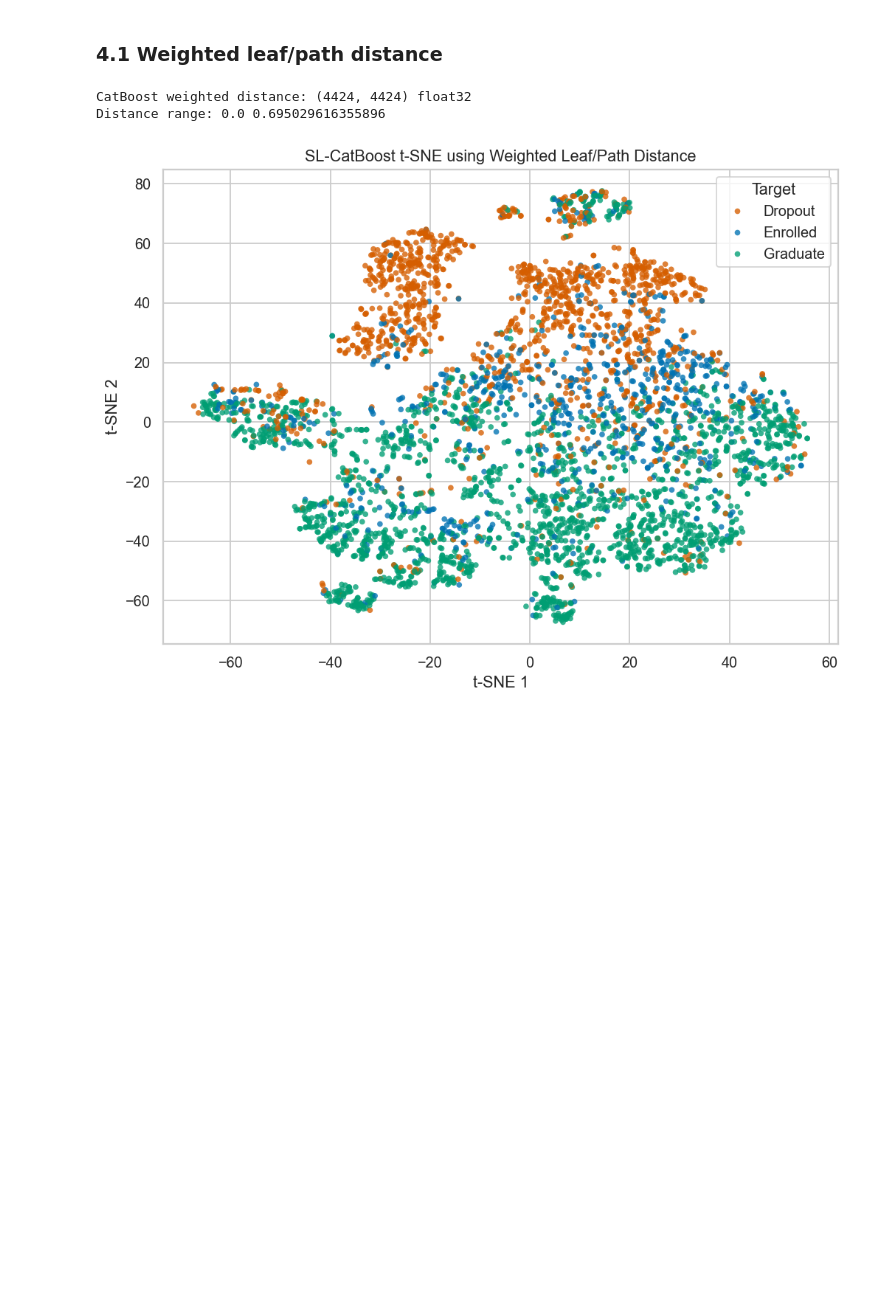
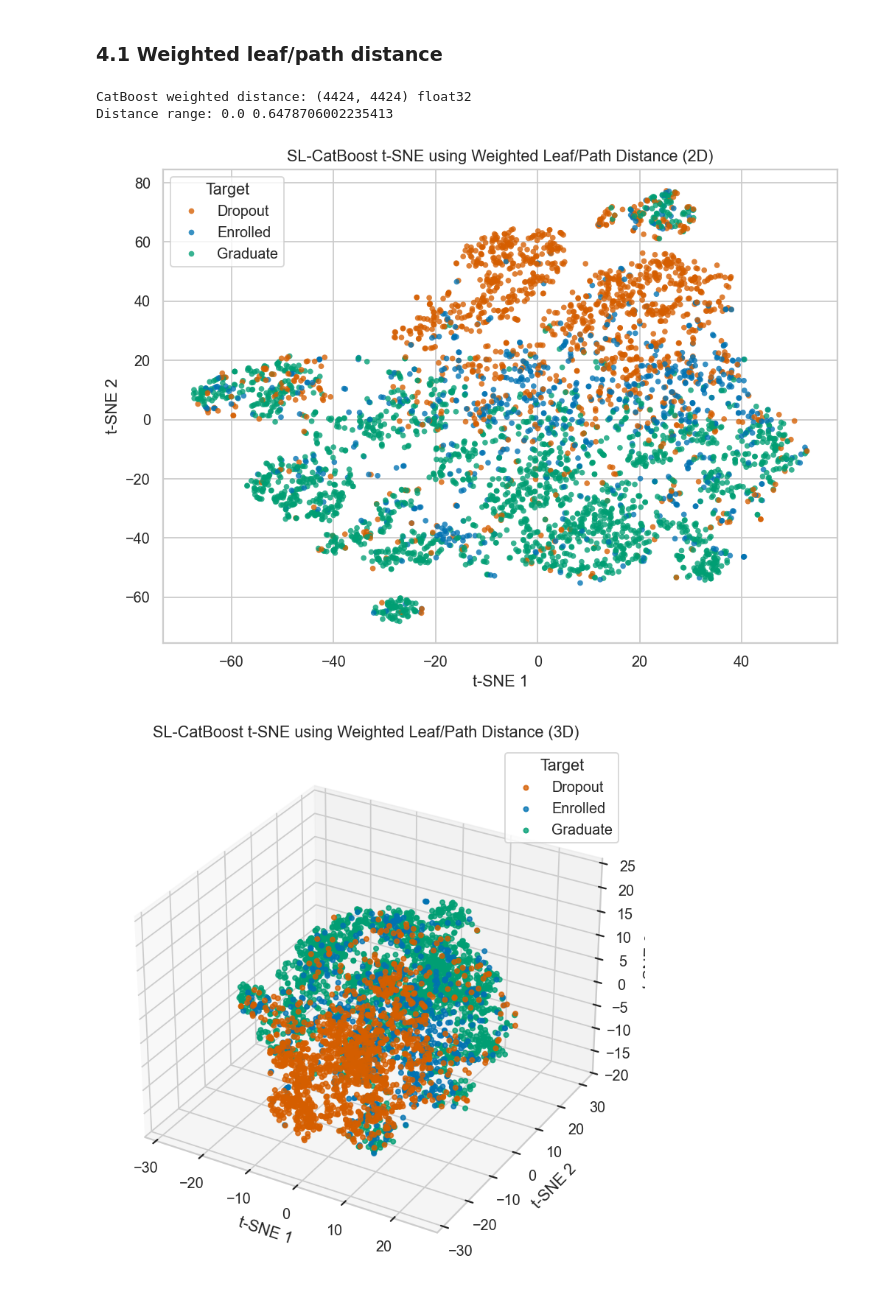
Before and after one commit to NathanTong0921/Machine-Learning-Project, a Jupyter notebook: visualization/sl_tsne_report.ipynb, the cells around one changed output. Saved outputs shown, nothing was run; the diff lists cells and outputs as text; code cells hidden in the pictures; blank space fills up the shorter version.

```diff
--- a/visualization/sl_tsne_report.ipynb
+++ b/visualization/sl_tsne_report.ipynb
@@ -45,8 +52,18 @@ DATA_PATH = PROJECT / "data" / "processed_fullyonehot" / "fullyonehot.csv"
 df = pd.read_csv(DATA_PATH)
 df.columns = df.columns.str.strip()
 
+target_map = {
+    0: "Dropout",
+    1: "Enrolled",
+    2: "Graduate",
+}
+target_order = ["Dropout", "Enrolled", "Graduate"]
+
 target_col = "Target"
-feature_cols = [c for c in df.columns if c != target_col]
+df[target_col] = df[target_col].astype(int)
+df["Target Label"] = df[target_col].map(target_map)
+feature_cols = [c for c in df.columns if c not in [target_col, "Target Label"]]
+target_label_all = df["Target Label"].to_numpy()
 
 label_encoder = LabelEncoder()
 y_all = label_encoder.fit_transform(df[target_col])
@@ -80,11 +97,18 @@ split_all[val_idx] = "val"
 split_all[test_idx] = "test"
 
 palette = {"Dropout": "#d55e00", "Enrolled": "#0072b2", "Graduate": "#009e73"}
+zone_palette = {
+    "safe_abs": "#009e73",
+    "danger_abs": "#d55e00",
+    "atypical_danger": "#cc79a7",
+    "swing_ambiguous": "#0072b2",
+    "other_pure": "#999999",
+}
 
 print("Data path:", DATA_PATH)
 print("Full one-hot data:", df.shape)
 print("Train / Val / Test:", X_train.shape, X_val.shape, X_test.shape)
-display(pd.Series(label_encoder.inverse_transform(y_all)).value_counts().to_frame("count"))
+display(pd.Series(target_label_all).value_counts().to_frame("count"))
 # %% [output]
 Data path: /Users/husrcf/Code/Machine-Learning-Project/data/processed_fullyonehot/fullyonehot.csv
 Full one-hot data: (4424, 263)
@@ -248,34 +454,48 @@ def catboost_weighted_leaf_distance(leaves, depth=6, gamma=0.003, eps=1e-6):
     for t in range(n_trees):
         leaf_t = leaves[:, t]
         xor = np.bitwise_xor(leaf_t[:, None], leaf_t[None, :])
         hamming = popcount_lookup[xor]
         path_similarity = 1.0 - hamming / depth
 
         _, inverse, counts = np.unique(leaf_t, return_inverse=True, return_counts=True)
         idf = np.log(n_samples / (counts[inverse].astype(np.float32) + eps))
         pair_weight = (idf[:, None] + idf[None, :]) * 0.5
         weighted = tree_weights[t] * pair_weight
 
         path_similarity_sum += weighted * path_similarity
         weight_sum += weighted
 
     similarity = path_similarity_sum / np.maximum(weight_sum, eps)
     similarity = np.clip(similarity, 0.0, 1.0)
     distance = (1.0 - similarity).astype("float32")
     np.fill_diagonal(distance, 0.0)
     return distance
 
 cb_distance = catboost_weighted_leaf_distance(cb_leaves, depth=6, gamma=0.003)
 print("CatBoost weighted distance:", cb_distance.shape, cb_distance.dtype)
 print("Distance range:", float(cb_distance.min()), float(cb_distance.max()))
 
-cb_embedding = run_tsne(cb_distance)
+cb_embedding = run_tsne(cb_distance, n_components=2)
 plot_embedding(
     cb_embedding,
-    "SL-CatBoost t-SNE using Weighted Leaf/Path Distance",
+    "SL-CatBoost t-SNE using Weighted Leaf/Path Distance (2D)",
     "sl_catboost_weighted_leaf_tsne.png",
 )
+
+cb_embedding_3d = run_tsne(cb_distance, n_components=3)
+plot_embedding(
+    cb_embedding_3d,
+    "SL-CatBoost t-SNE using Weighted Leaf/Path Distance (3D)",
+    "sl_catboost_weighted_leaf_tsne_3d.png",
+)
+
+export_3d_embedding_html(
+    cb_embedding_3d,
+    "SL-CatBoost t-SNE using Weighted Leaf/Path Distance (Interactive 3D)",
+    "sl_catboost_weighted_leaf_tsne_3d.html",
+)
 # %% [output]
 CatBoost weighted distance: (4424, 4424) float32
-Distance range: 0.0 0.695029616355896
+Distance range: 0.0 0.6478706002235413
-[figure, old version]
+[figure, new version]
+[figure, added]
```
Also changed, not shown: parts of 11 cells of this notebook, 18 other files.
